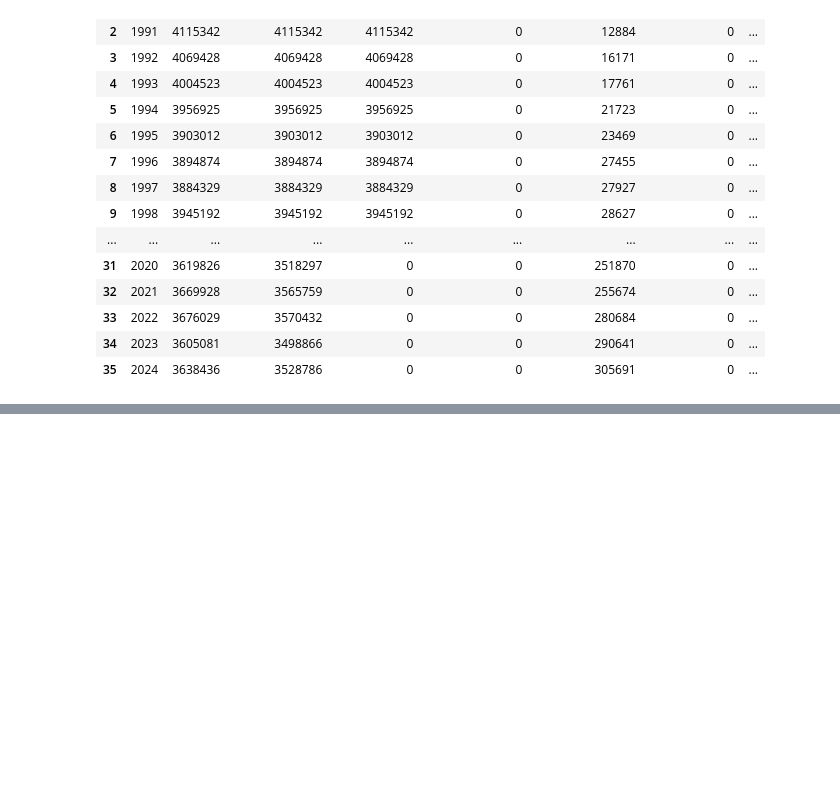
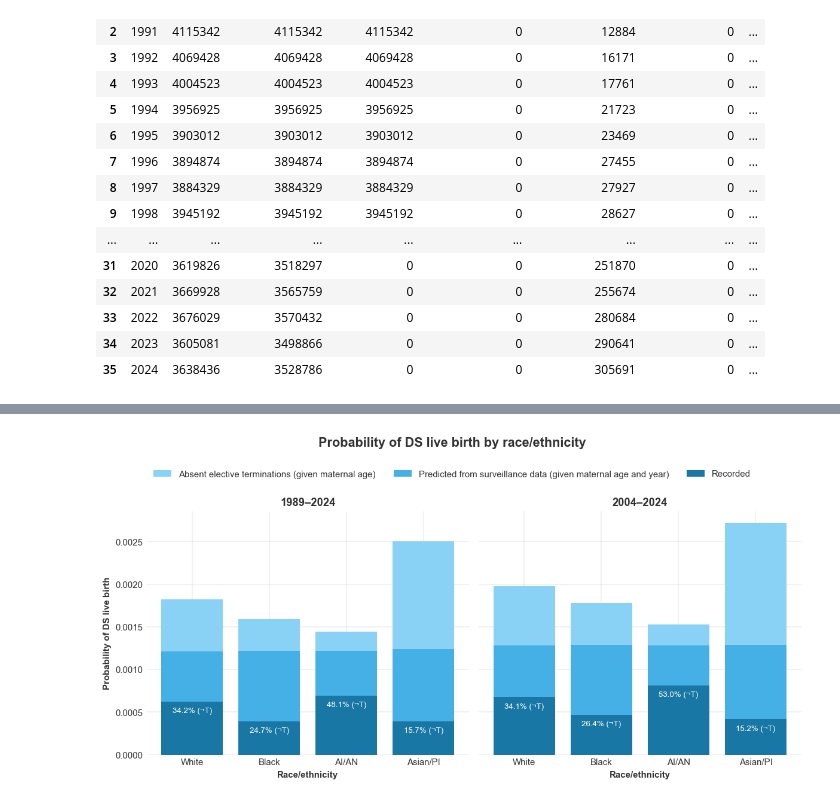
Before and after one commit to frankbuckley/ds-births-populations, a Jupyter notebook: projects/us-birth-certificates/notes-race-ethnicity.ipynb, the cells around one changed output, grey strips where cells are left out. Cells and saved outputs as stored; diff of their text form; code cells hidden in the pictures; blank space fills up the shorter version.

```diff
--- a/projects/us-birth-certificates/notes-race-ethnicity.ipynb
+++ b/projects/us-birth-certificates/notes-race-ethnicity.ipynb
@@ -338,0 +308,86 @@ Rules:
+# %%
+import matplotlib.pyplot as plt
+
+fig, axs = plt.subplots(1, 2, figsize=(10, 5), sharey=True)
+
+fig.suptitle("Probability of DS live birth by race/ethnicity", fontsize=13, fontweight="bold", y=0.98)
+
+ax = axs[0]
+ax.set_title("1989–2024", fontsize=11)
+ax.set_xlabel("Race/ethnicity")
+ax.set_ylabel("Probability of DS live birth")
+
+bars1 = ax.bar(
+    mrace_c_totals_df["mrace_c"],
+    mrace_c_totals_df["avg(p_ds_lb_nt)"],
+    color="#89d2f6",
+    label="Absent elective terminations (given maternal age)",
+)
+bars2 = ax.bar(
+    mrace_c_totals_df["mrace_c"],
+    mrace_c_totals_df["avg(p_ds_lb_wt)"],
+    color="#45b0e6",
+    label="Predicted from surveillance data (given maternal age and year)",
+)
+bars3 = ax.bar(
+    mrace_c_totals_df["mrace_c"],
+    mrace_c_totals_df["avg(down_ind)"],
+    color="#1977a6",
+    label="Recorded",
+)
+for i, row in mrace_c_totals_df.iterrows():
+    ax.text(
+        i - 1,
+        row["avg(down_ind)"] - 0.00015,
+        f"{(row['avg(down_ind)'] / row['avg(p_ds_lb_nt)'] * 100):.1f}% (¬T)",
+        ha="center",
+        va="bottom",
+        color="white",
+        fontsize=8,
+    )
+
+ax = axs[1]
+ax.set_title("2004–2024", fontsize=11)
+ax.set_xlabel("Race/ethnicity")
+
+ax.bar(
+    mrace_c_totals_2004_df["mrace_c"],
+    mrace_c_totals_2004_df["avg(p_ds_lb_nt)"],
+    color="#89d2f6",
+)
+ax.bar(
+    mrace_c_totals_2004_df["mrace_c"],
+    mrace_c_totals_2004_df["avg(p_ds_lb_wt)"],
+    color="#45b0e6",
+)
+ax.bar(
+    mrace_c_totals_2004_df["mrace_c"],
+    mrace_c_totals_2004_df["avg(down_ind)"],
+    color="#1977a6",
+)
+for i, row in mrace_c_totals_2004_df.iterrows():
+    ax.text(
+        i - 1,
+        row["avg(down_ind)"] - 0.00015,
+        f"{(row['avg(down_ind)'] / row['avg(p_ds_lb_nt)'] * 100):.1f}% (¬T)",
+        ha="center",
+        va="bottom",
+        color="white",
+        fontsize=8,
+    )
+
+# --- Shared legend (below title, above plots) ---
+handles, labels = axs[0].get_legend_handles_labels()
+fig.legend(
+    handles,
+    labels,
+    loc="upper center",
+    bbox_to_anchor=(0.5, 0.91),
+    ncol=3,
+    frameon=False,
+    fontsize=9,
+)
+
+fig.tight_layout(rect=[0, 0, 1, 0.9])
+# %% [output]
+[figure, added]
```
Also changed, not shown: parts of 15 cells of this notebook.
